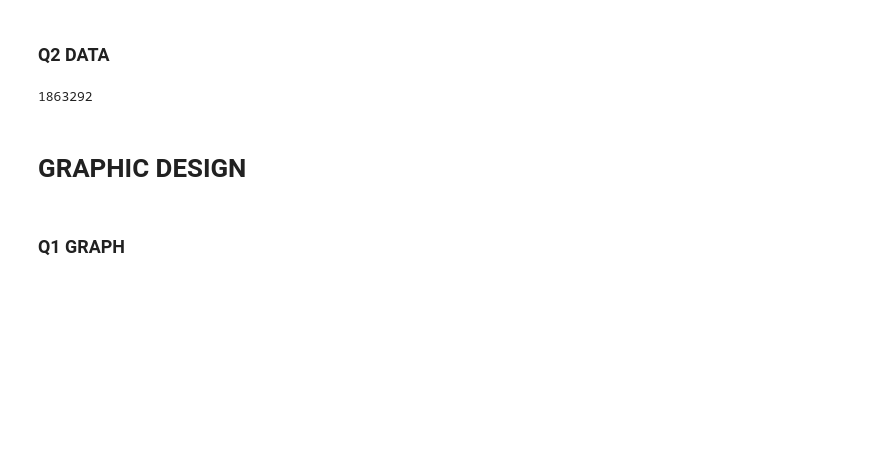
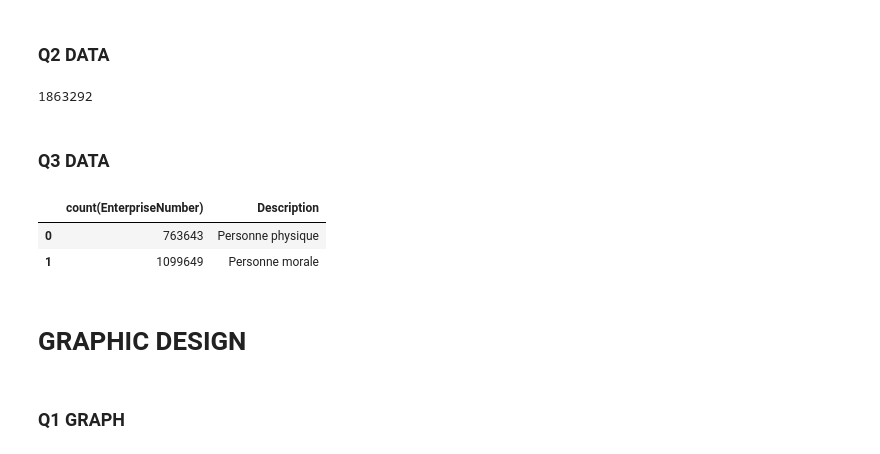
Before and after one commit to old2212/Data_viz, a Jupyter notebook: Draft_dataviz.ipynb, the cells around one changed output. Cells and saved outputs as stored; diff of their text form; code cells hidden in the pictures; blank space fills up the shorter version.

```diff
--- a/Draft_dataviz.ipynb
+++ b/Draft_dataviz.ipynb
@@ -74,6 +74,32 @@ score_active_ent = df_Q2.iat[0,0]
 print(str(score_active_ent))
 # %% [output]
 1863292
+# %% [markdown]
+### Q3 DATA
+# %%
+#query tables : Which percentage of the companies are which type of entreprise?
+sql_query_Q3T1 = pd.read_sql_query ('''
+                               SELECT count(EnterpriseNumber), TypeOfEnterprise
+                               FROM enterprise
+                               Group by TypeOfEnterprise
+                               ''', connection)
+
+sql_query_Q3T2 = pd.read_sql_query ('''
+                               SELECT *
+                               FROM code
+                               WHERE Language=="FR" AND Category=="TypeOfEnterprise"
+                               ''', connection)
+
+df_Q3T1 = pd.DataFrame(sql_query_Q3T1)
+df_Q3T1.rename(columns = {'TypeOfEnterprise':'Code'}, inplace = True)
+df_Q3T2 = pd.DataFrame(sql_query_Q3T2)
+df_Q3 = pd.merge(df_Q3T1, df_Q3T2, on='Code')
+df_Q3 = df_Q3[["count(EnterpriseNumber)", "Description"]]
+df_Q3
+# %% [output]
+|  | count(EnterpriseNumber) | Description |
+| 0 | 763643 | Personne physique |
+| 1 | 1099649 | Personne morale |
 # %% [markdown]
 # GRAPHIC DESIGN
 # %% [markdown]
```
Also changed, not shown: parts of 4 cells of this notebook, 1 other file.
